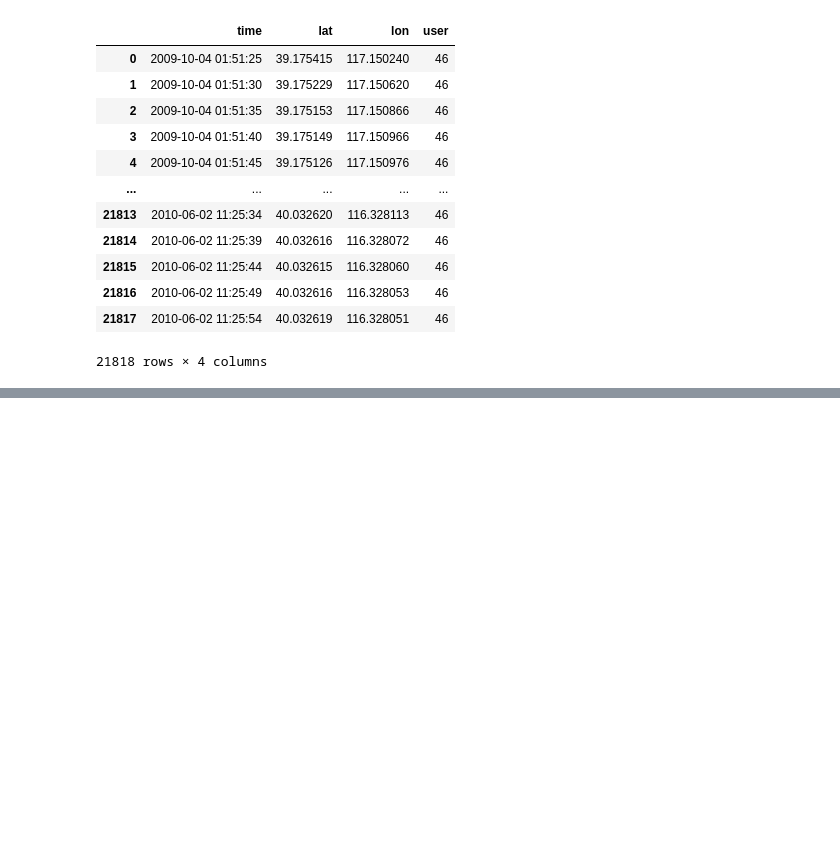
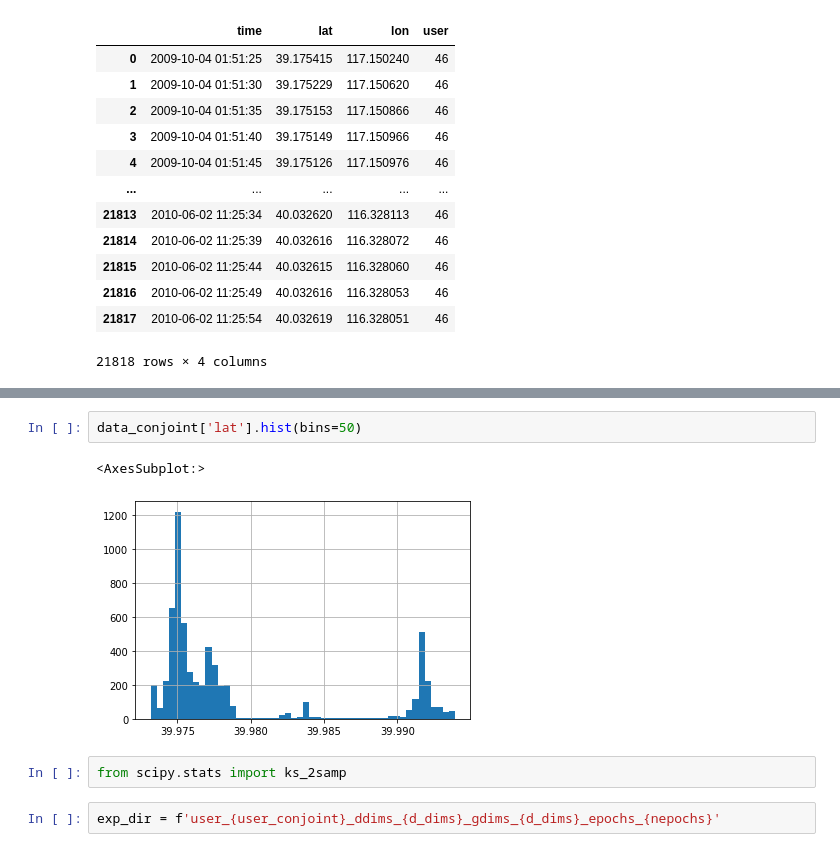
Before and after one commit to GabrielPila/skmob_mmc_mobility, a Jupyter notebook: notebooks/tmp_nb.ipynb, the cells around one changed output, grey strips where cells are left out. Cells and saved outputs as stored; diff of their text form; blank space fills up the shorter version.

```diff
--- a/notebooks/tmp_nb.ipynb
+++ b/notebooks/tmp_nb.ipynb
@@ -136,0 +426,9 @@ data
+# %%
+data_conjoint['lat'].hist(bins=50)
+# %% [output]
+<AxesSubplot:>
+[figure, added]
+# %%
+from scipy.stats import ks_2samp
+# %%
+exp_dir = f'user_{user_conjoint}_ddims_{d_dims}_gdims_{d_dims}_epochs_{nepochs}'
```
Also changed, not shown: parts of 52 cells of this notebook, 11 other files.
